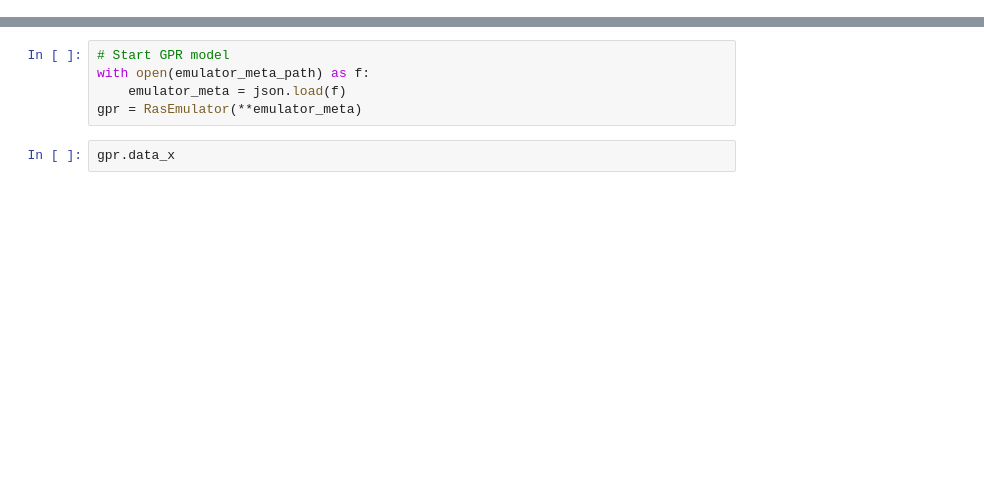
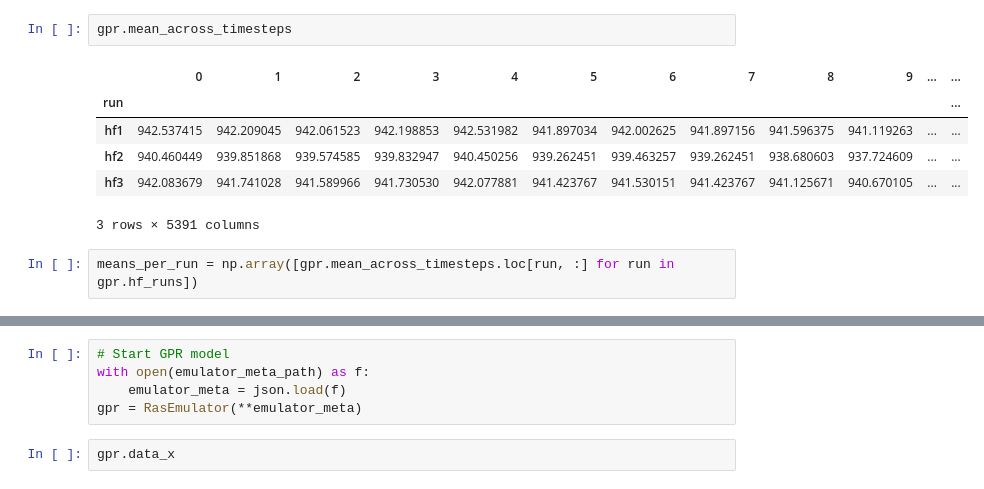
Before and after one commit to fema-ffrd/gpras, a Jupyter notebook: production/workflow/gpr_setup_example.ipynb, the cells around one changed output, grey strips where cells are left out. Drawn from its saved outputs; the diff is of its cells as text; blank space fills up the shorter version.

```diff
--- a/production/workflow/gpr_setup_example.ipynb
+++ b/production/workflow/gpr_setup_example.ipynb
@@ -27,0 +58,11 @@ with open(emulator_meta_path, mode="w") as f:
+# %%
+gpr.mean_across_timesteps
+# %% [output]
+|  | 0 | 1 | 2 | 3 | 4 | 5 | 6 | 7 | 8 | 9 | ... | ... |
+| run |  |  |  |  |  |  |  |  |  |  |  | ... |
+| hf1 | 942.537415 | 942.209045 | 942.061523 | 942.198853 | 942.531982 | 941.897034 | 942.002625 | 941.897156 | 941.596375 | 941.119263 | ... | ... |
+| hf2 | 940.460449 | 939.851868 | 939.574585 | 939.832947 | 940.450256 | 939.262451 | 939.463257 | 939.262451 | 938.680603 | 937.724609 | ... | ... |
+| hf3 | 942.083679 | 941.741028 | 941.589966 | 941.730530 | 942.077881 | 941.423767 | 941.530151 | 941.423767 | 941.125671 | 940.670105 | ... | ... |
+3 rows × 5391 columns
+# %%
+means_per_run = np.array([gpr.mean_across_timesteps.loc[run, :] for run in gpr.hf_runs])
```
Also changed, not shown: parts of 20 cells of this notebook.
